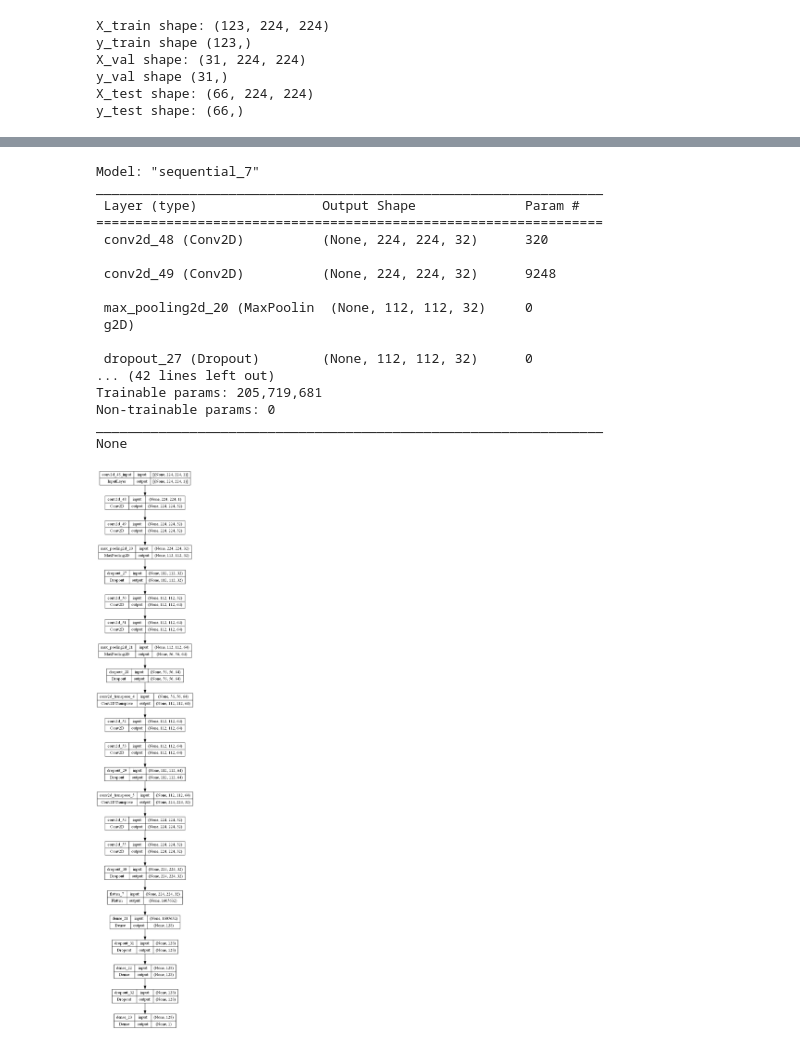
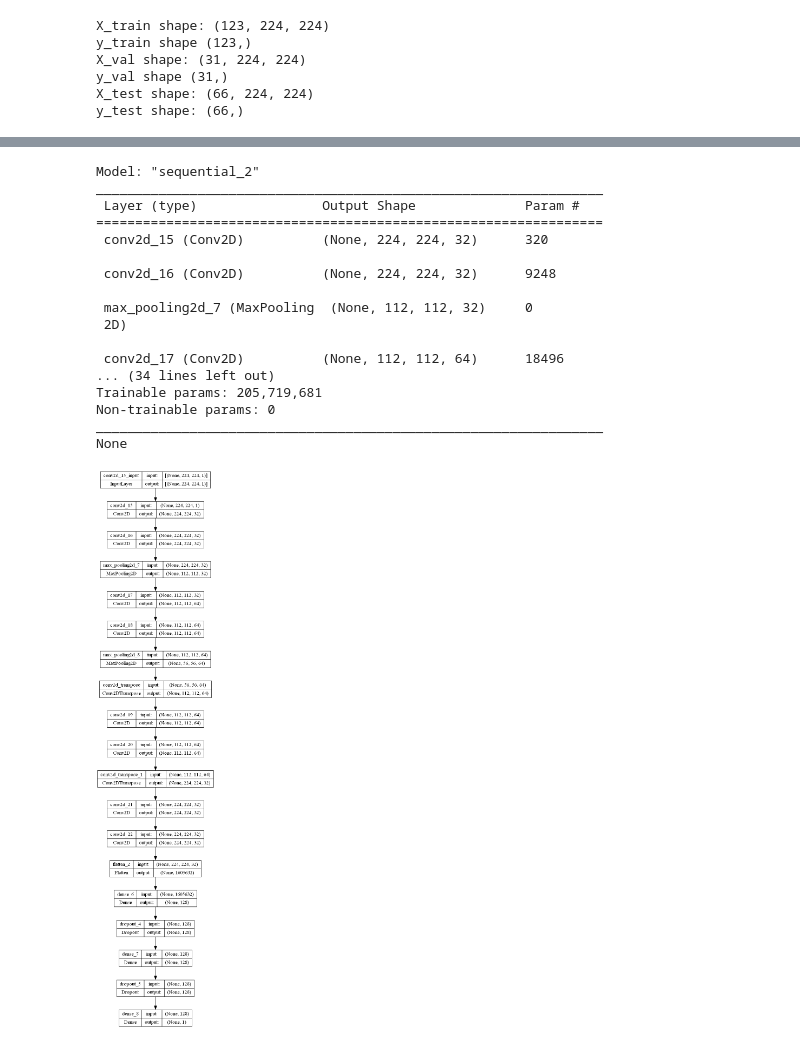
Before and after one commit to BittingBarracuda/BTD_Python, a Jupyter notebook: nn2_train.ipynb, the cells around one changed output, grey strips where cells are left out. Drawn from its saved outputs; the diff is of its cells as text; code cells hidden in the pictures.

```diff
--- a/nn2_train.ipynb
+++ b/nn2_train.ipynb
@@ -503,16 +503,14 @@ y_val shape (31,)
 X_test shape: (66, 224, 224)
 y_test shape: (66,)
 # %%
-DROPOUT_RATE = 0.4
+DROPOUT_RATE = 0.3
 le_net_5 = keras.Sequential([
     # LAYER 1
     Conv2D(filters=32, kernel_size=(5, 5), strides=2, padding="same", input_shape=(SIZE_H, SIZE_V, 1), activation='relu', kernel_regularizer=L2(0.01)),
     MaxPooling2D(pool_size=(4, 4), strides=1, padding="valid"),
-    Dropout(DROPOUT_RATE, seed=sd),
     # LAYER 2
     Conv2D(filters=64, kernel_size=(5, 5), strides=1, padding="same", activation='relu', kernel_regularizer=L2(0.01)),
     MaxPooling2D(pool_size=(3, 3), strides=2, padding="valid"),
-    Dropout(DROPOUT_RATE, seed=sd),
     # FLATTEN
     Flatten(),
     # DENSE LAYERS
@@ -614,53 +612,53 @@ lu_net = keras.Sequential([
     Conv2D(filters=32, kernel_size=(3, 3), strides=1, padding='same', input_shape=(SIZE_H, SIZE_V, 1), activation='elu', kernel_regularizer=L2(0.01)),
     Conv2D(filters=32, kernel_size=(3, 3), strides=1, padding='same', activation='elu', kernel_regularizer=L2(0.01)),
     MaxPooling2D(pool_size=(2, 2), strides=2),
-    Dropout(DROPOUT_RATE, seed=sd),
+    #Dropout(DROPOUT_RATE, seed=sd),
     # LAYER 2
     Conv2D(filters=64, kernel_size=(3, 3), strides=1, padding='same', activation='elu', kernel_regularizer=L2(0.01)),
     Conv2D(filters=64, kernel_size=(3, 3), strides=1, padding='same', activation='elu', kernel_regularizer=L2(0.01)),
     MaxPooling2D(pool_size=(2, 2), strides=2),
-    Dropout(DROPOUT_RATE, seed=sd),
+    #Dropout(DROPOUT_RATE, seed=sd),
     # LAYER 3
     Conv2DTranspose(filters=64, kernel_size=(2, 2), strides=2, padding='same', activation='elu', kernel_regularizer=L2(0.01)),
     Conv2D(filters=64, kernel_size=(3, 3), strides=1, padding='same', activation='elu', kernel_regularizer=L2(0.01)),
     Conv2D(filters=64, kernel_size=(3, 3), strides=1, padding='same', activation='elu', kernel_regularizer=L2(0.01)),
-    Dropout(DROPOUT_RATE, seed=sd),
+    #Dropout(DROPOUT_RATE, seed=sd),
     # LAYER 4
     Conv2DTranspose(filters=32, kernel_size=(2, 2), strides=2, padding='same', activation='elu', kernel_regularizer=L2(0.01)),
     Conv2D(filters=32, kernel_size=(3, 3), strides=1, padding='same', activation='elu', kernel_regularizer=L2(0.01)),
     Conv2D(filters=32, kernel_size=(3, 3), strides=1, padding='same', activation='elu', kernel_regularizer=L2(0.01)),
-    Dropout(DROPOUT_RATE, seed=sd),
+    #Dropout(DROPOUT_RATE, seed=sd),
     # Fully connected layers
     Flatten(),
     Dense(units=128, activation='sigmoid'),
     Dropout(DROPOUT_RATE, seed=sd),
     Dense(units=128, activation='sigmoid'),
     Dropout(DROPOUT_RATE, seed=sd),
     # OUTPUT
     Dense(units=1, activation='sigmoid')
 ])
 
 print(lu_net.summary())
 plot_model(lu_net, to_file=f'{IMG_PATH}/lu_net_dropout.png', show_shapes=True, show_layer_names=True)
 # %% [output]
-Model: "sequential_7"
+Model: "sequential_2"
 _________________________________________________________________
  Layer (type)                Output Shape              Param #
 =================================================================
- conv2d_48 (Conv2D)          (None, 224, 224, 32)      320
+ conv2d_15 (Conv2D)          (None, 224, 224, 32)      320
 
- conv2d_49 (Conv2D)          (None, 224, 224, 32)      9248
+ conv2d_16 (Conv2D)          (None, 224, 224, 32)      9248
 
- max_pooling2d_20 (MaxPoolin  (None, 112, 112, 32)     0
- g2D)
+ max_pooling2d_7 (MaxPooling  (None, 112, 112, 32)     0
+ 2D)
 
- dropout_27 (Dropout)        (None, 112, 112, 32)      0
-... (42 lines left out)
+ conv2d_17 (Conv2D)          (None, 112, 112, 64)      18496
+... (34 lines left out)
 Trainable params: 205,719,681
 Non-trainable params: 0
 _________________________________________________________________
 None
-[figure, old version]
+[figure, new version]
 # %%
 METRICS = [
     Precision(),
```
Also changed, not shown: parts of 6 cells of this notebook, 4 other files.
